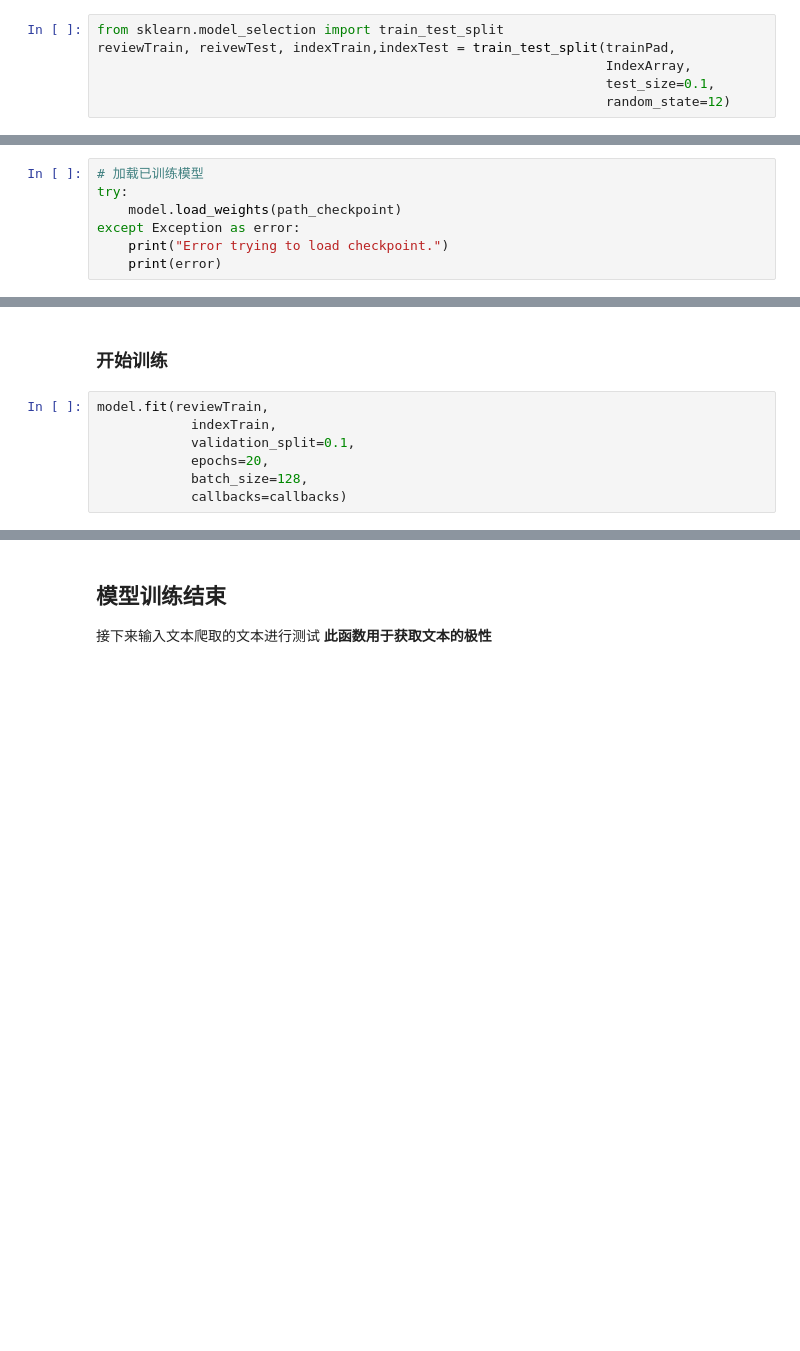
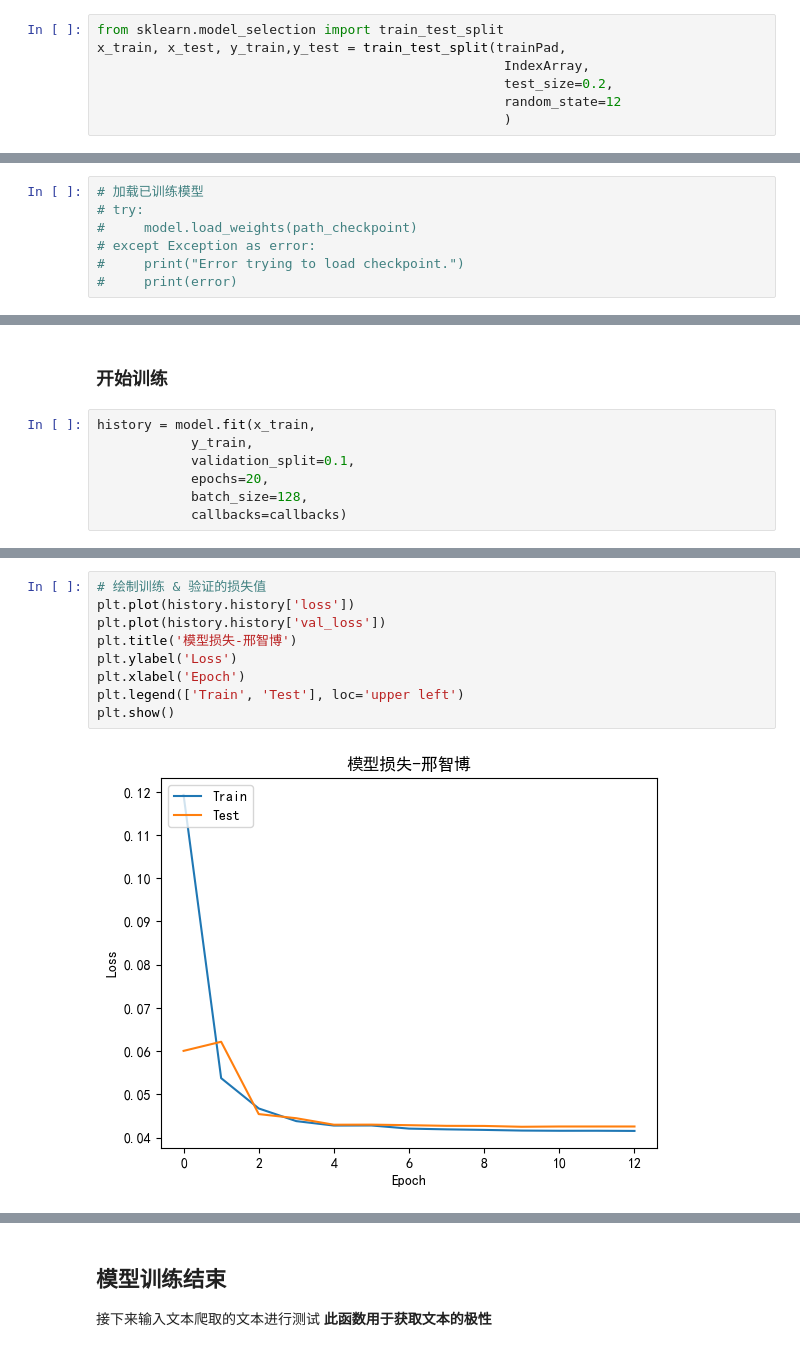
Before and after one commit to moonchildink/WeiboCommentEmotionAnalysis, a Jupyter notebook: process.ipynb, the cells around one changed output, grey strips where cells are left out. Cells and saved outputs as stored; diff of their text form; blank space fills up the shorter version.

```diff
--- a/process.ipynb
+++ b/process.ipynb
@@ -208,9 +241,10 @@ numpy.ndarray
 # %%
 from sklearn.model_selection import train_test_split
-reviewTrain, reivewTest, indexTrain,indexTest = train_test_split(trainPad,
-                                                                 IndexArray,
-                                                                 test_size=0.1,
-                                                                 random_state=12)
+x_train, x_test, y_train,y_test = train_test_split(trainPad,
+                                                    IndexArray,
+                                                    test_size=0.2,
+                                                    random_state=12
+                                                    )
 # %% [markdown]
 **创建测试模型,向模型之中添加LTSM模型**
 # %%
@@ -268,11 +301,11 @@ checkpoint = ModelCheckpoint(filepath=path_checkpoint,
                                 save_best_only=True)
 # %%
 # 加载已训练模型
-try:
-    model.load_weights(path_checkpoint)
-except Exception as error:
-    print("Error trying to load checkpoint.")
-    print(error)
+# try:
+#     model.load_weights(path_checkpoint)
+# except Exception as error:
+#     print("Error trying to load checkpoint.")
+#     print(error)
 # %%
 # 定义early stopping,当验证集的loss不再下降时,停止训练
 earlystopping = EarlyStopping(monitor='val_loss',
@@ -294,8 +327,8 @@ callbacks = [
 # %% [markdown]
 ### 开始训练
 # %%
-model.fit(reviewTrain,
-            indexTrain,
+history = model.fit(x_train,
+            y_train,
             validation_split=0.1,
             epochs=20,
             batch_size=128,
@@ -329,0 +360,11 @@ Accuracy: 98.20%
+# %%
+# 绘制训练 & 验证的损失值
+plt.plot(history.history['loss'])
+plt.plot(history.history['val_loss'])
+plt.title('模型损失-邢智博')
+plt.ylabel('Loss')
+plt.xlabel('Epoch')
+plt.legend(['Train', 'Test'], loc='upper left')
+plt.show()
+# %% [output]
+[figure, added]
```
Also changed, not shown: parts of 50 cells of this notebook, 46 other files.
